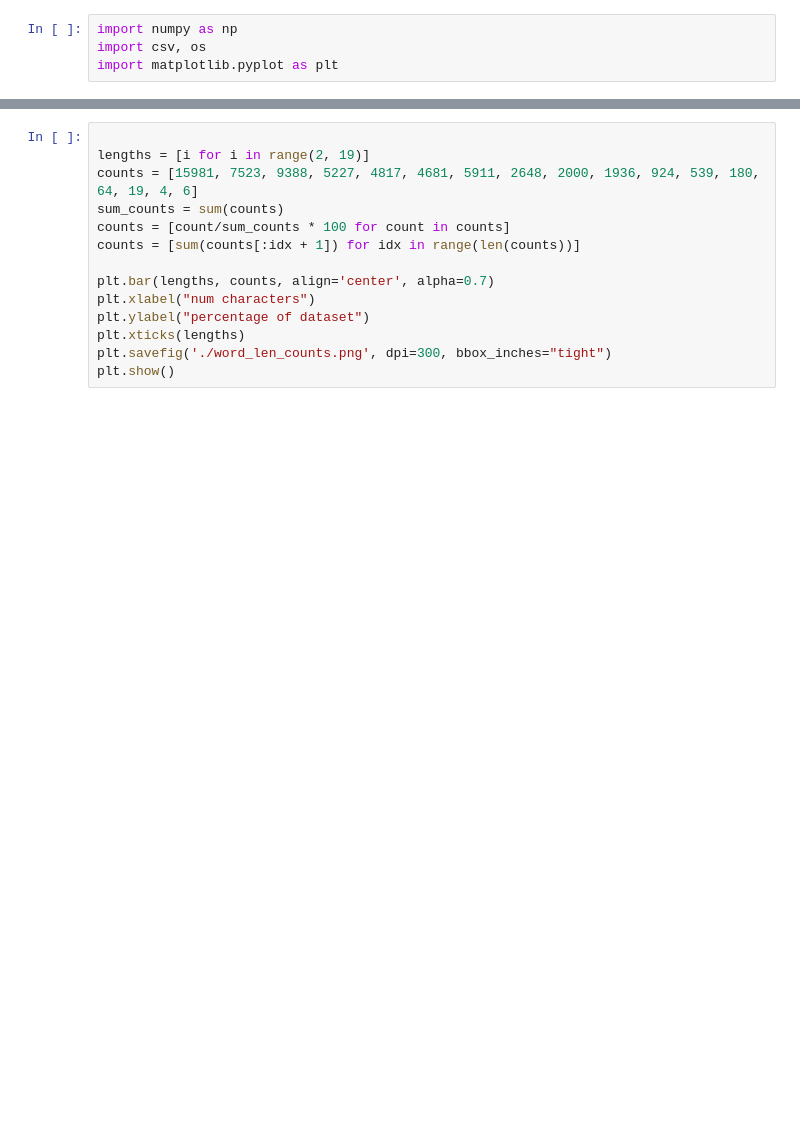
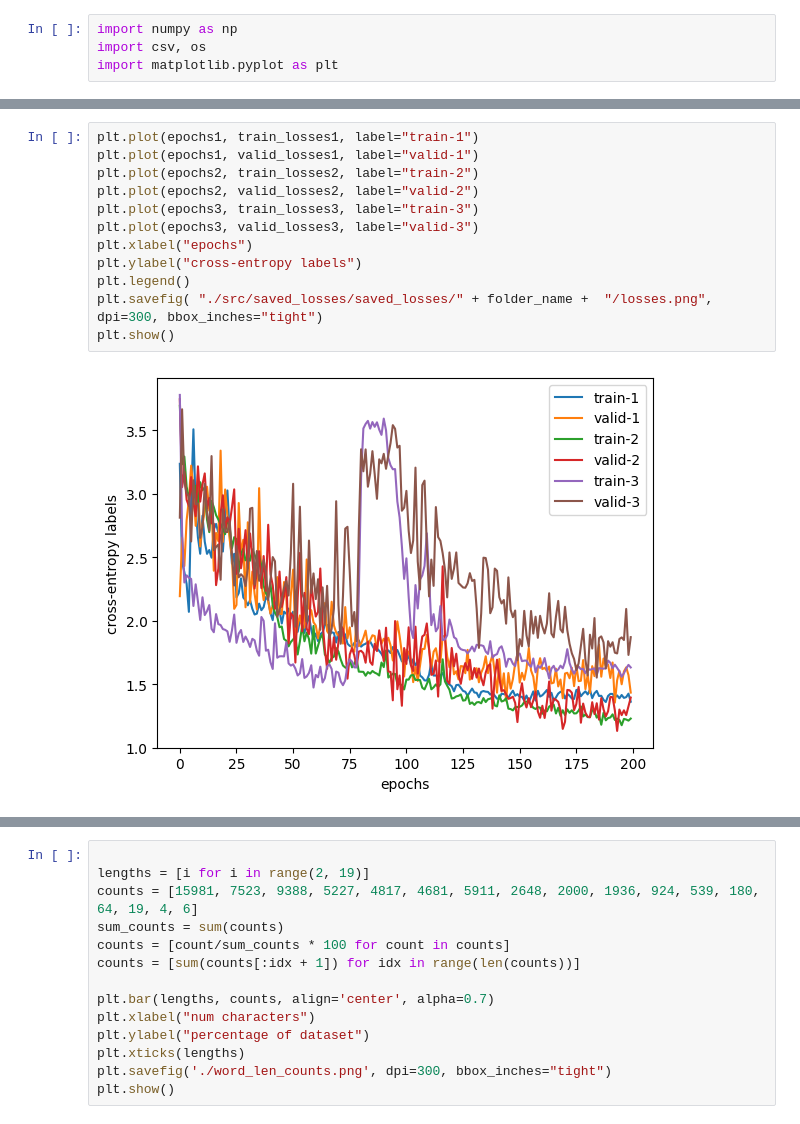
Before and after one commit to Lisa-dk/self-supervised-htr, a Jupyter notebook: plot_loss.ipynb, the cells around one changed output, grey strips where cells are left out. Drawn from its saved outputs; the diff is of its cells as text; blank space fills up the shorter version.

```diff
--- a/plot_loss.ipynb
+++ b/plot_loss.ipynb
@@ -58,3 +87,17 @@ epochs, valid_losses, valid_cers, valid_wers = read_eval_losses(eval)
+# %%
+plt.plot(epochs1, train_losses1, label="train-1")
+plt.plot(epochs1, valid_losses1, label="valid-1")
+plt.plot(epochs2, train_losses2, label="train-2")
+plt.plot(epochs2, valid_losses2, label="valid-2")
+plt.plot(epochs3, train_losses3, label="train-3")
+plt.plot(epochs3, valid_losses3, label="valid-3")
+plt.xlabel("epochs")
+plt.ylabel("cross-entropy labels")
+plt.legend()
+plt.savefig( "./src/saved_losses/saved_losses/" + folder_name +  "/losses.png", dpi=300, bbox_inches="tight")
+plt.show()
+# %% [output]
+[figure, added]
 # %%
 plt.plot(epochs, train_losses, label="train")
 plt.plot(epochs, valid_losses, label="valid")
```
Also changed, not shown: parts of 5 cells of this notebook, 7 other files.
